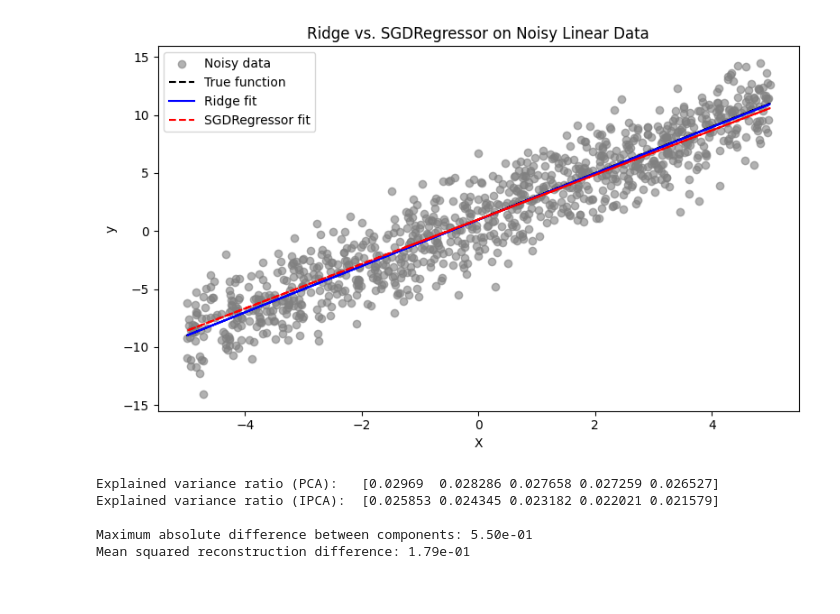
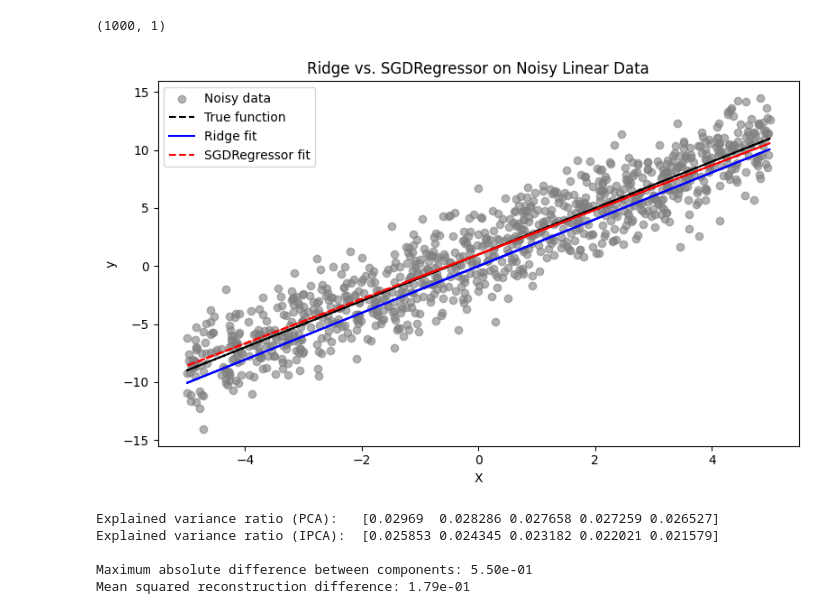
Before and after one commit to MarkusFas/smooth-SOAP, a Jupyter notebook: src/methods/test.ipynb, the cells around one changed output. Cells and saved outputs as stored; diff of their text form; code cells hidden in the pictures.

Commit message:
input check ridge alpha

```diff
--- a/src/methods/test.ipynb
+++ b/src/methods/test.ipynb
@@ -1,38 +1,43 @@
+# %%
+print(X.shape)
+# %% [output]
+(1000, 1)
 # %%
 import numpy as np
 import matplotlib.pyplot as plt
 from sklearn.linear_model import Ridge, SGDRegressor
 
 # --- Generate simple 1D noisy data ---
 rng = np.random.default_rng(0)
 X = rng.uniform(-5, 5, 1000).reshape(-1, 1)
 y_true = 2.0 * X.squeeze() + 1.0
 y = y_true + rng.normal(scale=2.0, size=X.shape[0])
 
 # --- Fit Ridge (exact) ---
-ridge = Ridge(alpha=0.1, fit_intercept=True)
+ridge = Ridge(alpha=0.1, fit_intercept=False)
 ridge.fit(X, y)
 y_ridge = ridge.predict(X)
 
 # --- Fit SGDRegressor (approximate ridge) ---
 sgd = SGDRegressor(penalty="l2", alpha=0.1, max_iter=1000, tol=1e-10, random_state=0)
-sgd.fit(X, y)
+for x_i, y_i = zip(X, y):
+    sgd.partial_fit(x_i, y_i)
 y_sgd = sgd.predict(X)
 
 # --- Plot ---
 plt.figure(figsize=(8,5))
 plt.scatter(X, y, color="gray", alpha=0.6, label="Noisy data")
 plt.plot(X, y_true, color="black", linestyle="--", label="True function")
 plt.plot(X, y_ridge, color="blue", label="Ridge fit")
 plt.plot(X, y_sgd, color="red", linestyle="--", label="SGDRegressor fit")
 plt.title("Ridge vs. SGDRegressor on Noisy Linear Data")
 plt.xlabel("X")
 plt.ylabel("y")
 plt.legend()
 plt.tight_layout()
 plt.show()
 # %% [output]
-[figure, old version]
+[figure, new version]
 # %%
 import numpy as np
 from sklearn.decomposition import PCA, IncrementalPCA
```
Also changed, not shown: 7 other files.
